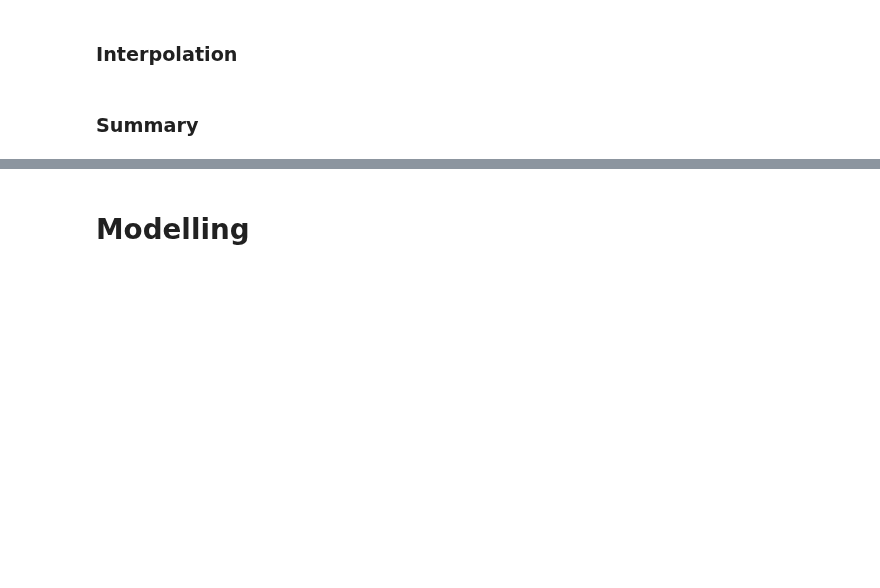
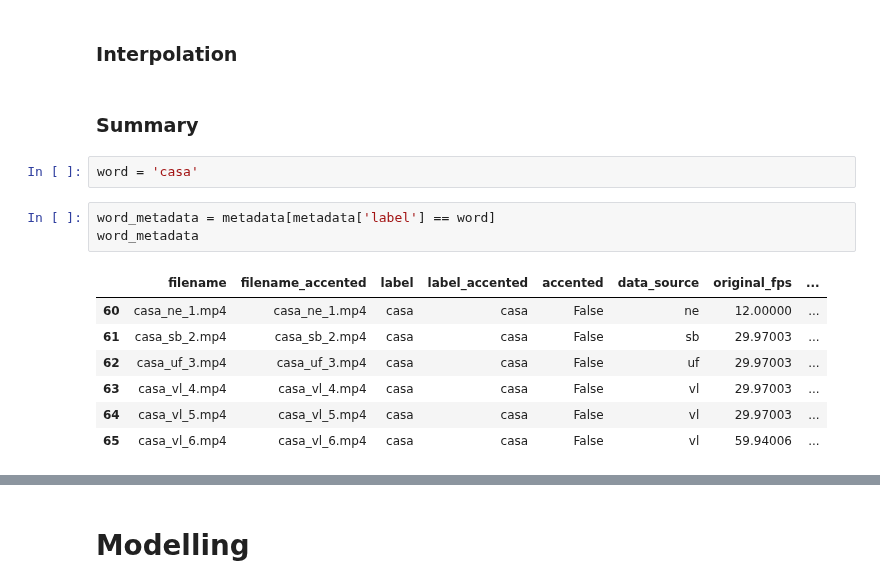
Before and after one commit to patrickf949/SaoPauloBrazilChapter_BrazilianSignLanguage, a Jupyter notebook: code/4_Report_Visualizations.ipynb, the cells around one changed output, grey strips where cells are left out. Drawn from its saved outputs; the diff is of its cells as text; blank space fills up the shorter version.

```diff
--- a/code/4_Report_Visualizations.ipynb
+++ b/code/4_Report_Visualizations.ipynb
@@ -361,3 +455,16 @@ Text(0.5, 0, 'FPS')
 ### Interpolation
 # %% [markdown]
 ### Summary
+# %%
+word = 'casa'
+# %%
+word_metadata = metadata[metadata['label'] == word]
+word_metadata
+# %% [output]
+|  | filename | filename_accented | label | label_accented | accented | data_source | original_fps | ... |
+| 60 | casa_ne_1.mp4 | casa_ne_1.mp4 | casa | casa | False | ne | 12.00000 | ... |
+| 61 | casa_sb_2.mp4 | casa_sb_2.mp4 | casa | casa | False | sb | 29.97003 | ... |
+| 62 | casa_uf_3.mp4 | casa_uf_3.mp4 | casa | casa | False | uf | 29.97003 | ... |
+| 63 | casa_vl_4.mp4 | casa_vl_4.mp4 | casa | casa | False | vl | 29.97003 | ... |
+| 64 | casa_vl_5.mp4 | casa_vl_5.mp4 | casa | casa | False | vl | 29.97003 | ... |
+| 65 | casa_vl_6.mp4 | casa_vl_6.mp4 | casa | casa | False | vl | 59.94006 | ... |
```
Also changed, not shown: parts of 16 cells of this notebook, 1 other file.
